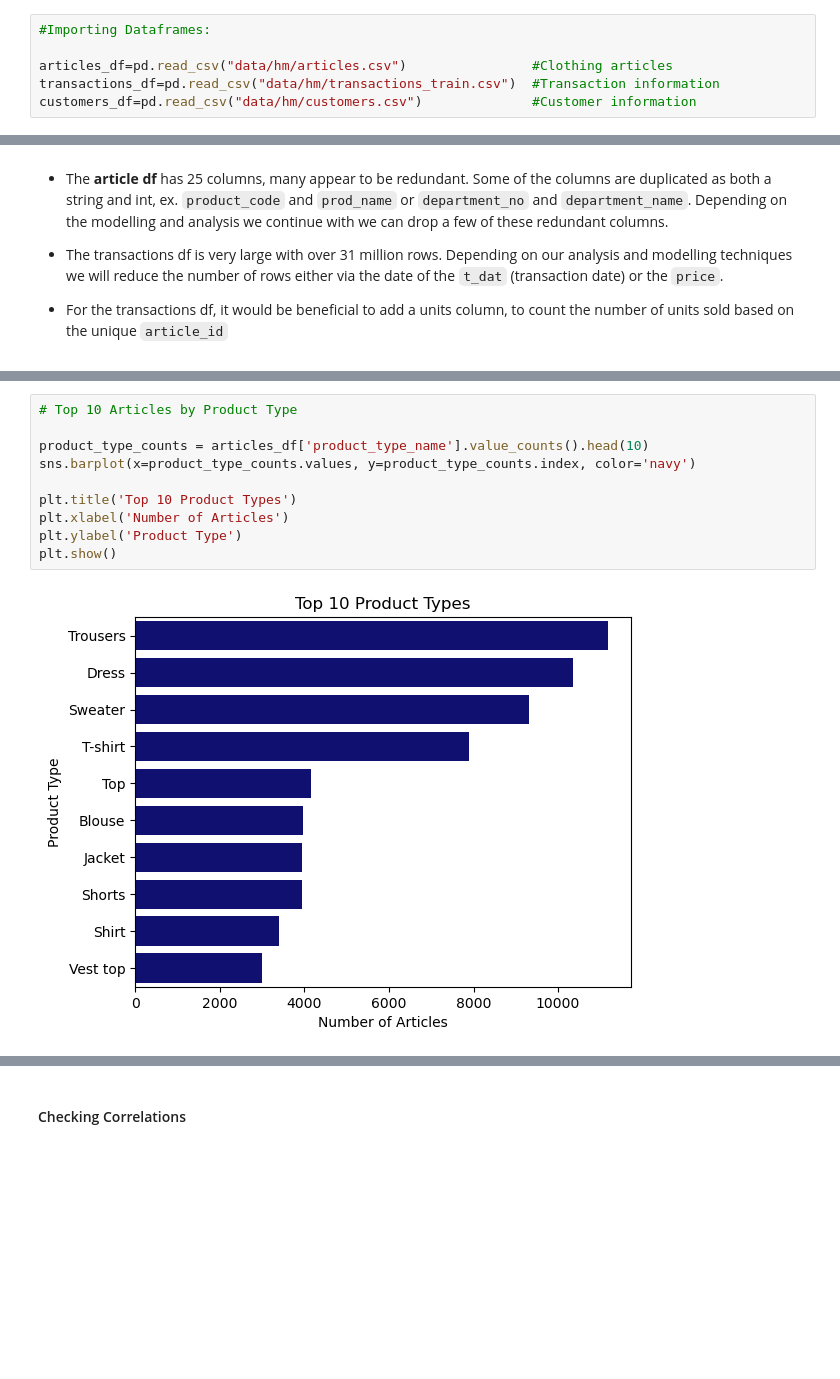
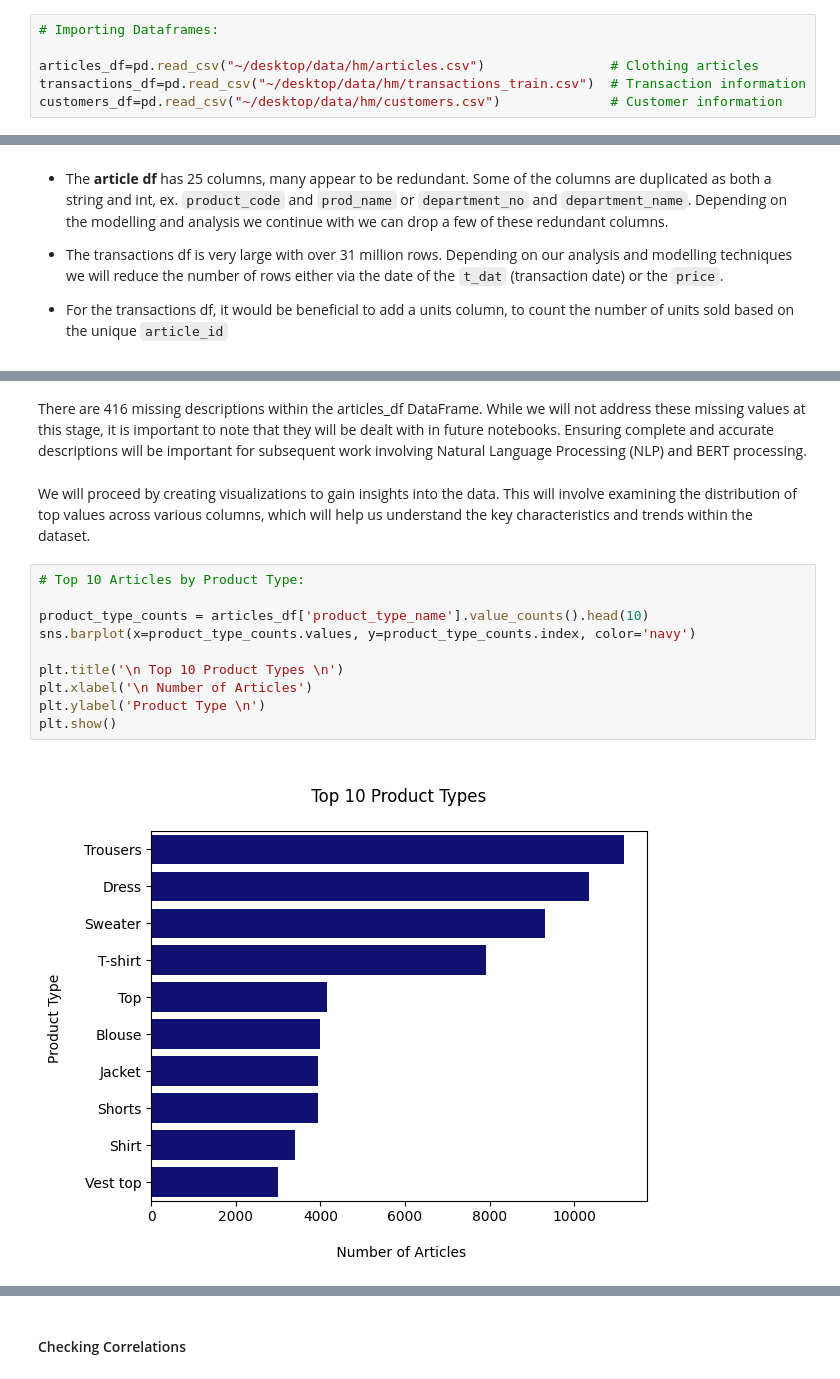
Before and after one commit to atoosa-r/clothing_recommender_systems, a Jupyter notebook: notebooks/Sprint_1_HM_Recommendation_System.ipynb, the cells around one changed output, grey strips where cells are left out. Drawn from its saved outputs; the diff is of its cells as text; blank space fills up the shorter version.

```diff
--- a/notebooks/Sprint_1_HM_Recommendation_System.ipynb
+++ b/notebooks/Sprint_1_HM_Recommendation_System.ipynb
@@ -45,6 +45,6 @@ import statsmodels.api as sm          #For statistical modelling
 # %%
-#Importing Dataframes:
+# Importing Dataframes:
 
-articles_df=pd.read_csv("data/hm/articles.csv")                #Clothing articles
-transactions_df=pd.read_csv("data/hm/transactions_train.csv")  #Transaction information
-customers_df=pd.read_csv("data/hm/customers.csv")              #Customer information
+articles_df=pd.read_csv("~/desktop/data/hm/articles.csv")                # Clothing articles
+transactions_df=pd.read_csv("~/desktop/data/hm/transactions_train.csv")  # Transaction information
+customers_df=pd.read_csv("~/desktop/data/hm/customers.csv")              # Customer information
@@ -193,16 +223,20 @@ garment_group_no                  0
 garment_group_name                0
 detail_desc                     416
 dtype: int64
+# %% [markdown]
+There are 416 missing descriptions within the articles_df DataFrame. While we will not address these missing values at this stage, it is important to note that they will be dealt with in future notebooks. Ensuring complete and accurate descriptions will be important for subsequent work involving Natural Language Processing (NLP) and BERT processing.
+# %% [markdown]
+We will proceed by creating visualizations to gain insights into the data. This will involve examining the distribution of top values across various columns, which will help us understand the key characteristics and trends within the dataset.
 # %%
-# Top 10 Articles by Product Type
+# Top 10 Articles by Product Type:
 
 product_type_counts = articles_df['product_type_name'].value_counts().head(10)
 sns.barplot(x=product_type_counts.values, y=product_type_counts.index, color='navy')
 
-plt.title('Top 10 Product Types')
-plt.xlabel('Number of Articles')
-plt.ylabel('Product Type')
+plt.title('\n Top 10 Product Types \n')
+plt.xlabel('\n Number of Articles')
+plt.ylabel('Product Type \n')
 plt.show()
 # %% [output]
-[figure, old version]
+[figure, new version]
 # %%
```
Also changed, not shown: parts of 52 cells of this notebook.
